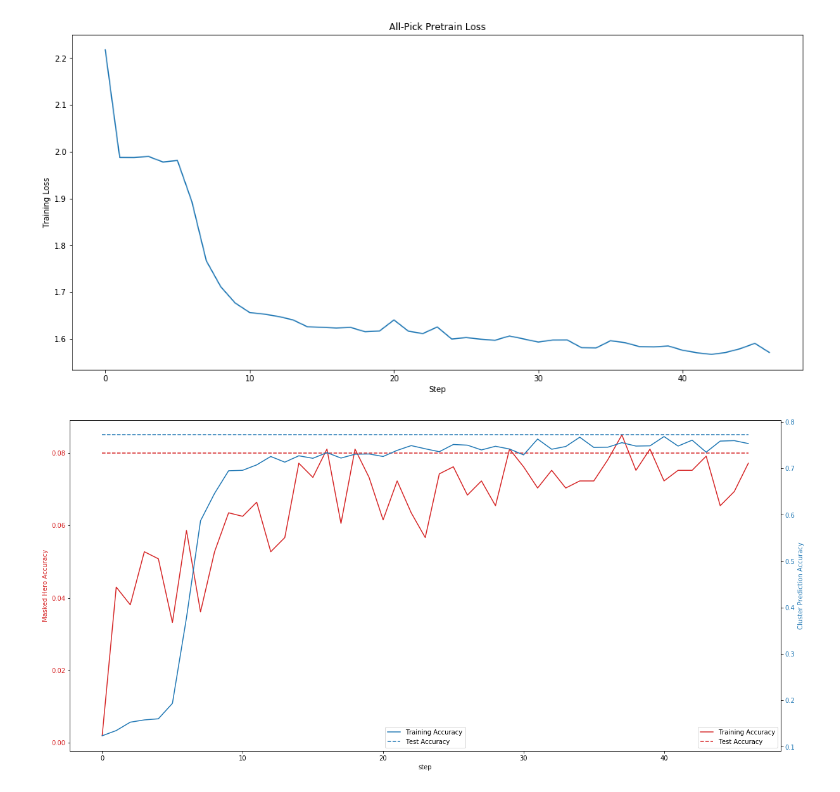
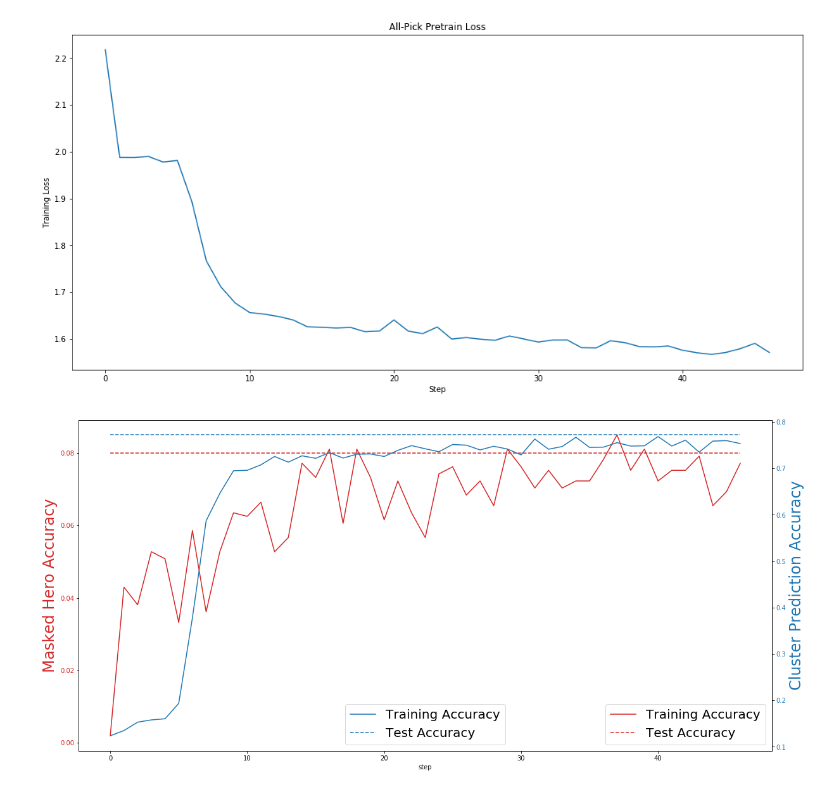
Before and after one commit to bglick13/682_dota, a Jupyter notebook: notebooks/test all pick.ipynb, the cells around one changed output. Saved outputs shown, nothing was run; the diff lists cells and outputs as text; code cells hidden in the pictures.

```diff
--- a/notebooks/test all pick.ipynb
+++ b/notebooks/test all pick.ipynb
@@ -11,3 +11,6 @@ import multiprocessing
 # %%
 os.getcwd()
 os.chdir('C:\\Users\\Ben\\Documents\\682_project')
+# %%
+with open('data/captains_mode_dataset.pickle', 'rb') as f:
+    d = pickle.load(f)
@@ -32,24 +39,24 @@ plt.savefig('all_pick_loss.png')
 # %%
 fig, ax1 = plt.subplots(figsize=(17, 8))
 
 color = 'tab:red'
 ax1.set_xlabel('step')
-ax1.set_ylabel('Masked Hero Accuracy', color=color)
+ax1.set_ylabel('Masked Hero Accuracy', color=color, fontsize=24)
 ax1.plot(train_hist['masked_hero_acc'], color=color)
 ax1.tick_params(axis='y', labelcolor=color)
 ax1.plot(range(len(train_hist['masked_hero_acc'])), [np.mean(test_hist['masked_hero_acc'])] * len(train_hist['masked_hero_acc']),
          '--', color=color)
 ax2 = ax1.twinx()  # instantiate a second axes that shares the same x-axis
 
 color = 'tab:blue'
-ax2.set_ylabel('Cluster Prediction Accuracy', color=color)  # we already handled the x-label with ax1
+ax2.set_ylabel('Cluster Prediction Accuracy', color=color, fontsize=24)  # we already handled the x-label with ax1
 ax2.plot(train_hist['cluster_acc'], color=color)
 ax2.tick_params(axis='y', labelcolor=color)
 ax2.plot(range(len(train_hist['masked_hero_acc'])), [np.mean(test_hist['cluster_acc'])] * len(train_hist['masked_hero_acc']),
          '--', color=color)
 fig.tight_layout()  # otherwise the right y-label is slightly clipped
-ax1.legend(['Training Accuracy', 'Test Accuracy'], loc='lower right')
-ax2.legend(['Training Accuracy', 'Test Accuracy'], loc='lower center')
+ax1.legend(['Training Accuracy', 'Test Accuracy'], loc='lower right', fontsize=20)
+ax2.legend(['Training Accuracy', 'Test Accuracy'], loc='lower center', fontsize=20)
 plt.savefig('all_pick_accuracies.png')
 # %% [output]
-[figure, old version]
+[figure, new version]
```
Also changed, not shown: parts of 1 cell of this notebook, 3 other files.
